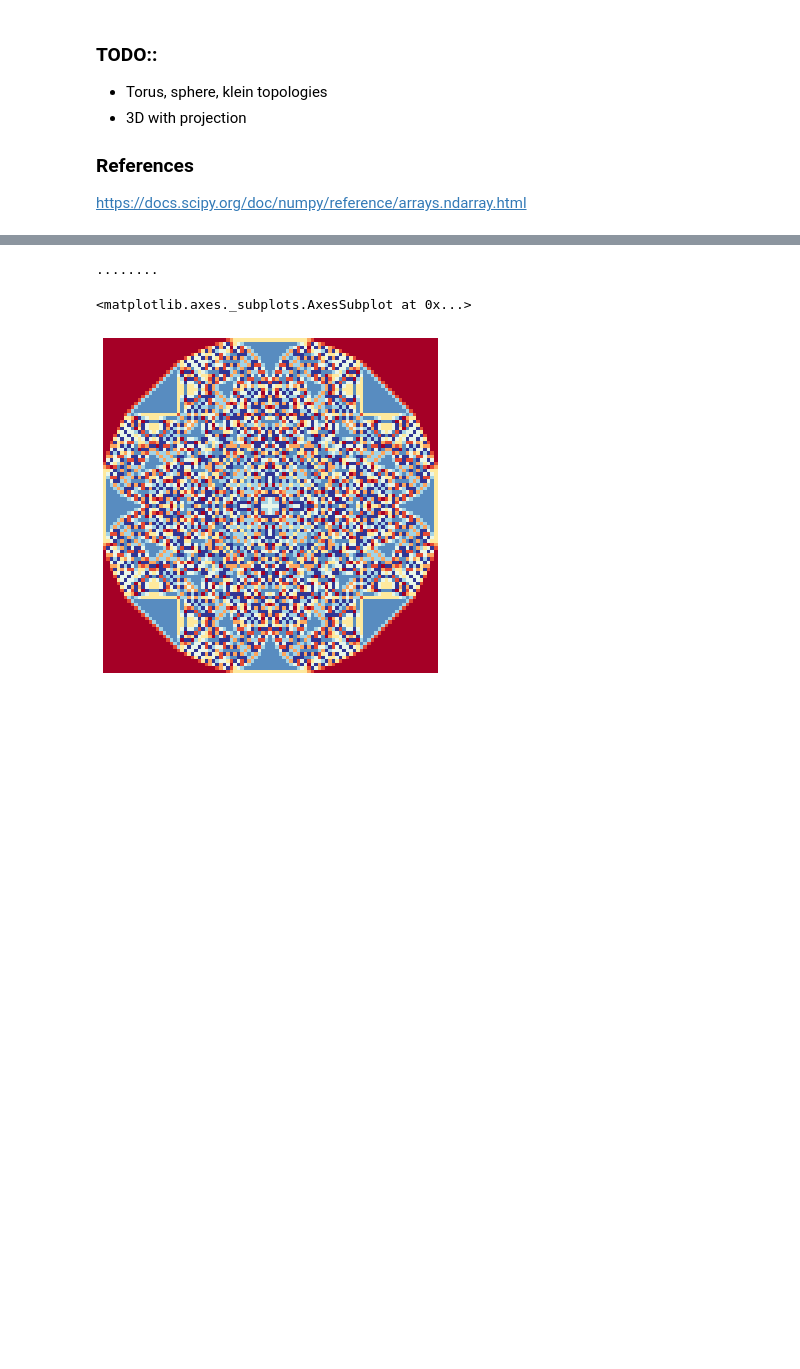
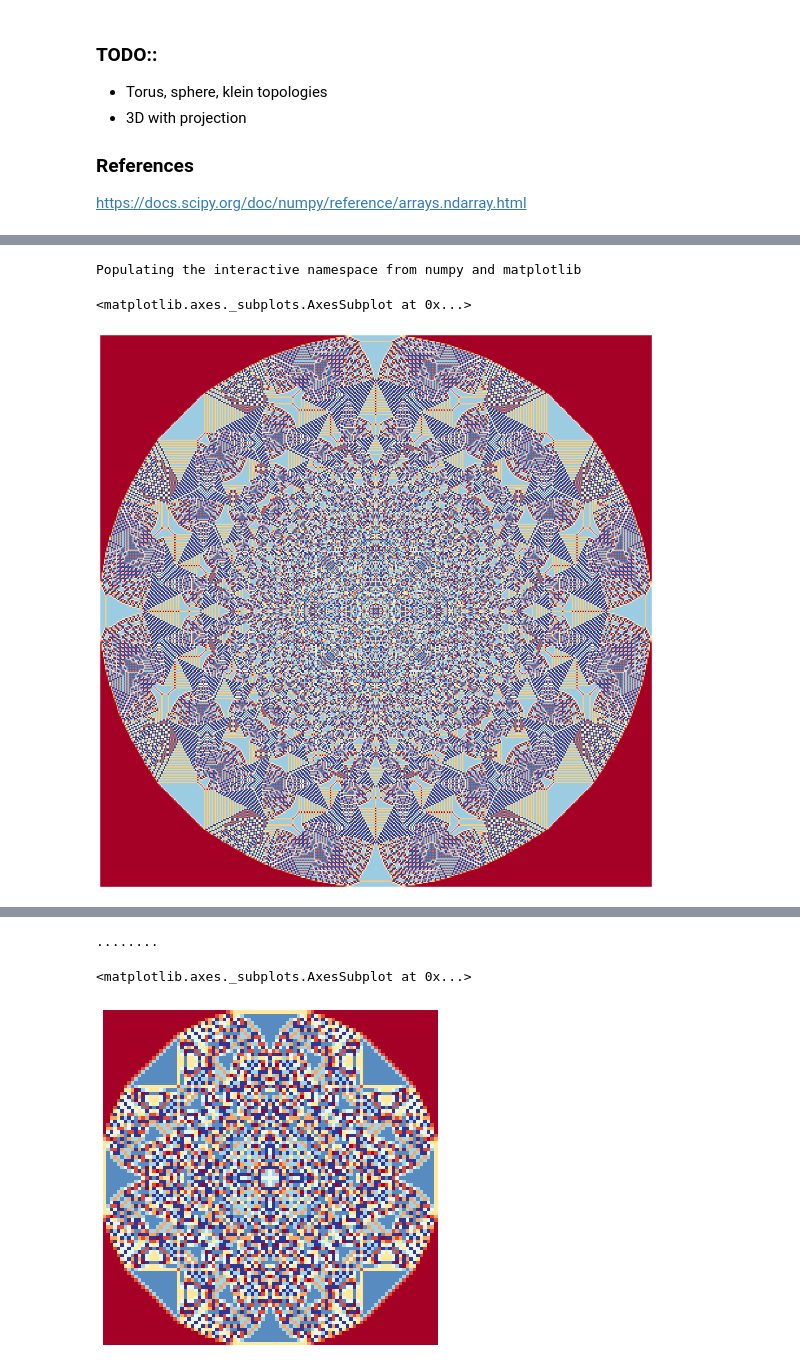
Before and after one commit to sminez/recreational_mathematics, a Jupyter notebook: Sandpiles/Sandpiles.ipynb, the cells around one changed output, grey strips where cells are left out. Drawn from its saved outputs; the diff is of its cells as text; code cells hidden in the pictures; blank space fills up the shorter version.

```diff
--- a/Sandpiles/Sandpiles.ipynb
+++ b/Sandpiles/Sandpiles.ipynb
@@ -26 +8,28 @@ res = {
+# %%
+%pylab inline
+from sandpile import *
+import pandas as pd
+import numpy as np
+
+def trim_grid(grid):
+    # Trim empty
+    grid = [r for r in grid if sum(r) > 0]
+    # Trim empty columns
+    w1 = len(grid[0])
+    trans = [[r[n] for r in grid] for n in range(w1)]
+    trans = [r for r in trans if sum(r) > 0]
+    w2 = len(trans[0])
+    grid = [[r[n] for r in trans] for n in range(w2)]
+
+    return grid
+# %% [output]
+Populating the interactive namespace from numpy and matplotlib
+# %%
+data = np.genfromtxt('2_20_o+.csv', delimiter=',')
+g = trim_grid(data)
+plt.figure(figsize=(16, 16))
+sns.heatmap(g, cbar=False, xticklabels=False, yticklabels=False, cmap="RdYlBu")
+# %% [output]
+<matplotlib.axes._subplots.AxesSubplot at 0x...>
+[figure, added]
 # %%
```
Also changed, not shown: parts of 3 cells of this notebook, 11 other files.
